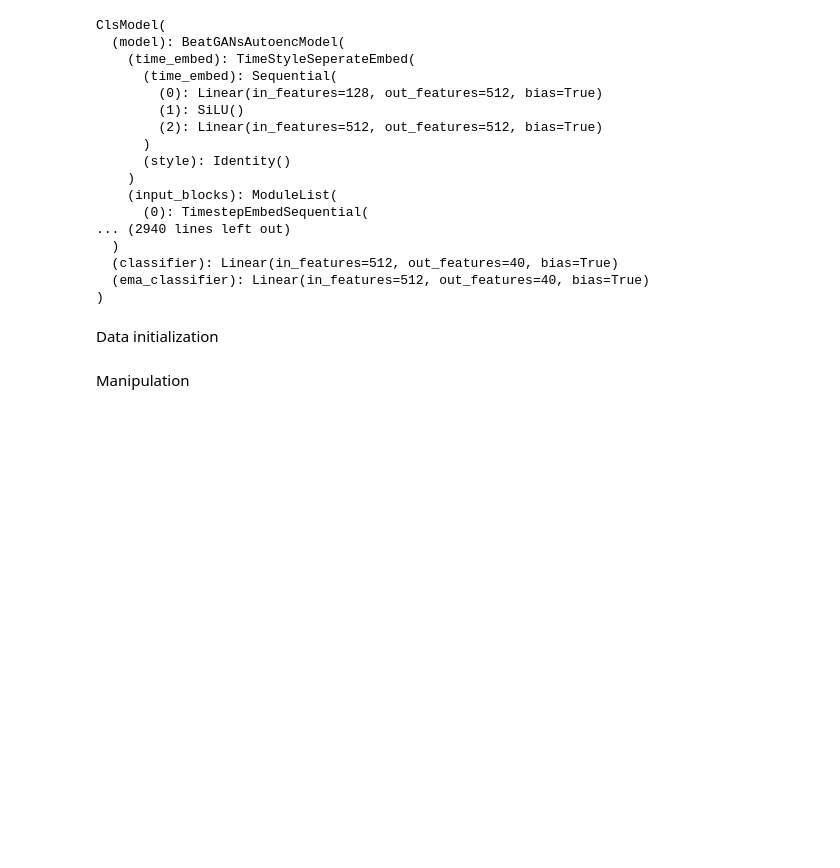
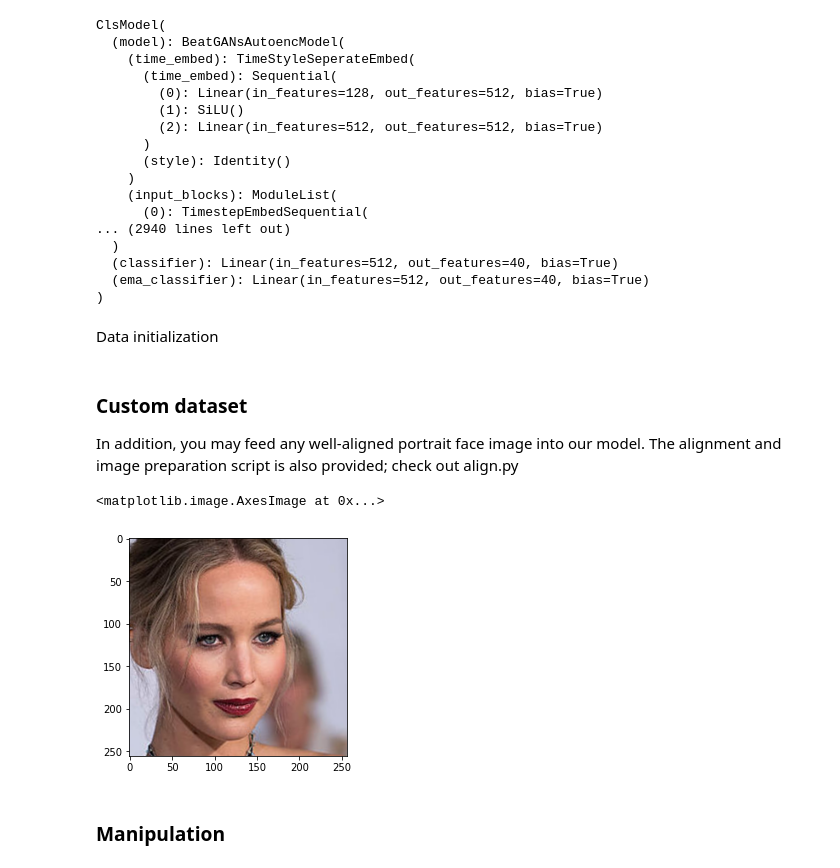
Before and after one commit to phizaz/diffae, a Jupyter notebook: manipulate_note.ipynb, the cells around one changed output. Cells and saved outputs as stored; diff of their text form; code cells hidden in the pictures; blank space fills up the shorter version.

```diff
--- a/manipulate_note.ipynb
+++ b/manipulate_note.ipynb
@@ -6,10 +8,10 @@ from experiment_classifier import ClsModel
 <h3> Model configuaration </h3>
 # %%
 device = 'cuda:3'
-img_resoultion = 256   # we have provided 128 and 256 pretrained models; you may train our model with your own preference, the training script is also provided.
+img_resolution = 256   # we have provided 128 and 256 pretrained models; you may train our model with your own preference, the training script is also provided.
 T_step = 100  # number of steps for diffusion model [0,1000]
 
-model_config = ffhq256_autoenc() if img_resoultion == 256 else  ffhq128_autoenc()
+model_config = ffhq256_autoenc() if img_resolution == 256 else  ffhq128_autoenc()
 model_config.T_eval = T_step
 # %% [markdown]
 <h3> Model initialization </h3>
@@ -75,5 +77,18 @@ ClsModel(
 )
 # %% [markdown]
 Data initialization
-# %% [markdown]
-Manipulation
+# %%
+def convert2rgb(img,adjust_scale=True):
+    convert_img = torch.tensor(img)
+    if adjust_scale: convert_img = (convert_img+1)/2
+    return (convert_img).permute(1, 2, 0).cpu()
+# %% [markdown]
+<h3> Custom dataset </h3>
+In addition, you may feed any well-aligned portrait face image into our model. The alignment and image preparation script is also provided; check out align.py
+# %%
+imgdataset_path = 'imgs_align'  # path to your own image dataset
+data = ImageDataset(imgdataset_path, image_size=model_config.img_size, exts=['jpg', 'JPG', 'png'], do_augment=False)
+plt.imshow(convert2rgb(data[0]['img']))
+# %% [output]
+<matplotlib.image.AxesImage at 0x...>
+[figure, added]
@@ -79,0 +100,2 @@ Manipulation
+# %% [markdown]
+<h3> Manipulation </h3>
```
Also changed, not shown: parts of 6 cells of this notebook, 8 other files.
